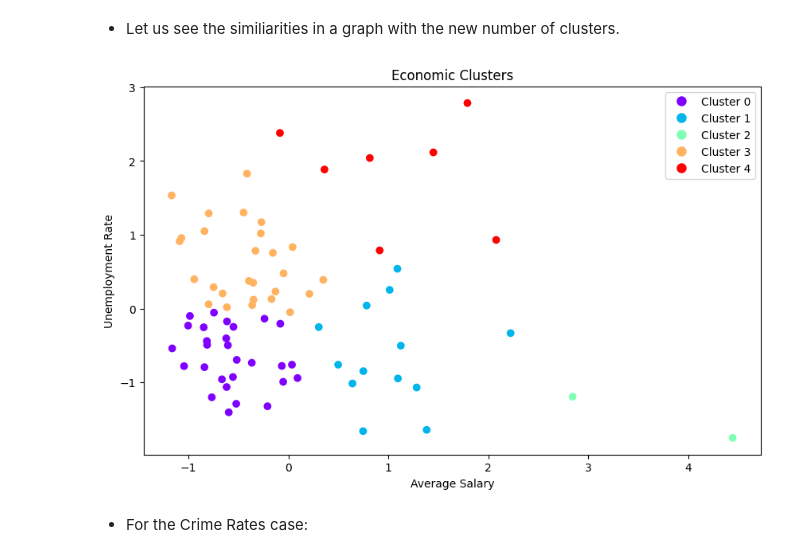
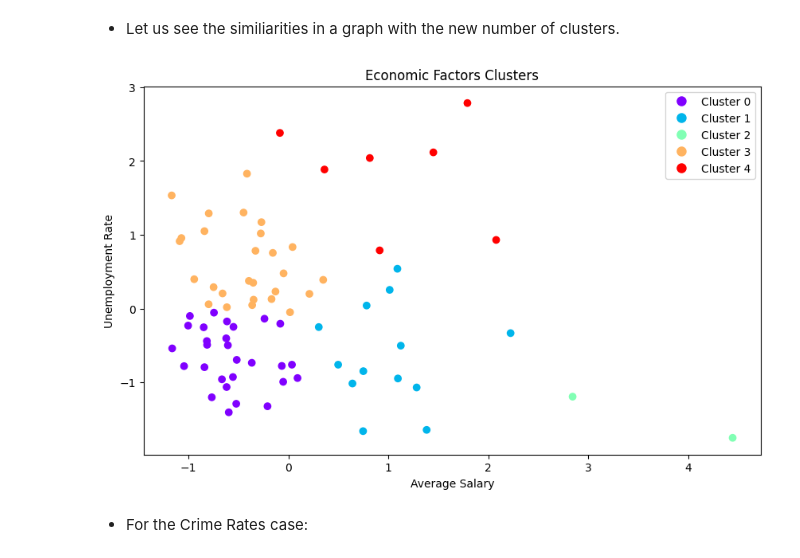
Before and after one commit to DanielaTomas/FCUP-DM1, a Jupyter notebook: DM1.ipynb, the cells around one changed output. Cells and saved outputs as stored; diff of their text form; code cells hidden in the pictures.

```diff
--- a/DM1.ipynb
+++ b/DM1.ipynb
@@ -1116,21 +1116,21 @@ Average Salary: 9858.0
 # %%
 # Plot the clusters for economic features
 plt.figure(figsize=(10, 6))
 scatter = plt.scatter(economic_data_normalized['average salary'], economic_data_normalized['unemployment rate'], c=economic_cluster_labels, cmap='rainbow')
 plt.xlabel('Average Salary')
 plt.ylabel('Unemployment Rate')
-plt.title('Economic Clusters')
+plt.title('Economic Factors Clusters')
 
 # Create a legend for the clusters
 legend_elements = []
 unique_clusters = np.unique(economic_cluster_labels)
 for cluster in unique_clusters:
     legend_elements.append(plt.Line2D([0], [0], marker='o', color='w', label=f'Cluster {cluster}', markerfacecolor=scatter.cmap(cluster / (len(unique_clusters) - 1)), markersize=10))
 
 plt.legend(handles=legend_elements)
 plt.show()
 # %% [output]
-[figure, old version]
+[figure, new version]
 # %% [markdown]
 * For the Crime Rates case:
 # %%
```
Also changed, not shown: parts of 3 cells of this notebook.
